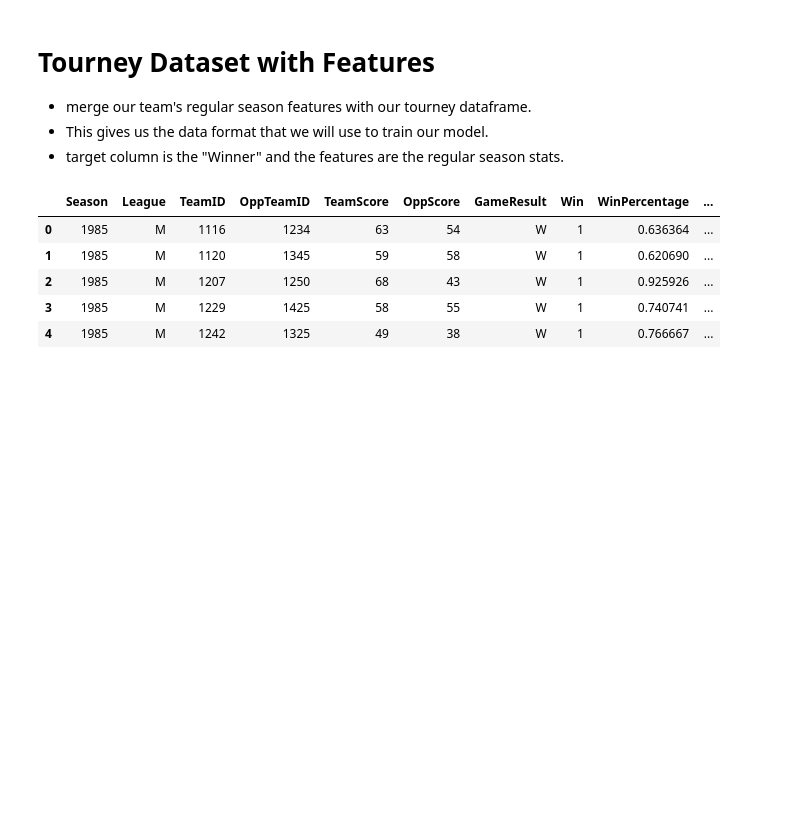
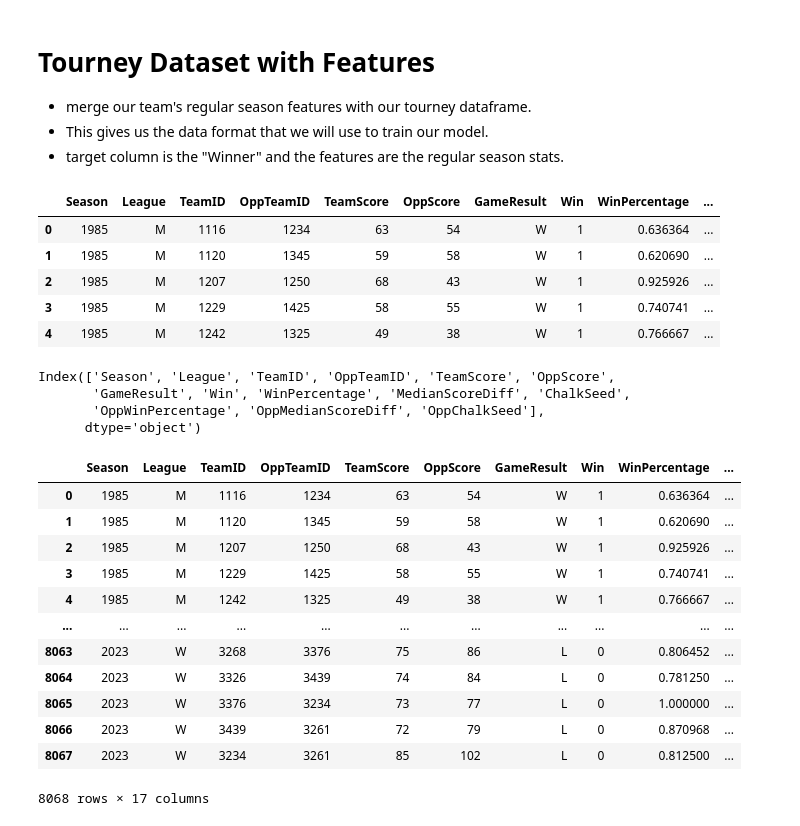
Before and after one commit to Shubhampalav017/Basketball_Bracket_Forecasting_2024, a Jupyter notebook: basketball-bracket-forecasting-2024ml.ipynb, the cells around one changed output. Drawn from its saved outputs; the diff is of its cells as text; code cells hidden in the pictures; blank space fills up the shorter version.

```diff
--- a/basketball-bracket-forecasting-2024ml.ipynb
+++ b/basketball-bracket-forecasting-2024ml.ipynb
@@ -234,3 +234,10 @@ df_historic_tourney_features.head()
 | 2 | 1985 | M | 1207 | 1250 | 68 | 43 | W | 1 | 0.925926 | ... |
 | 3 | 1985 | M | 1229 | 1425 | 58 | 55 | W | 1 | 0.740741 | ... |
 | 4 | 1985 | M | 1242 | 1325 | 49 | 38 | W | 1 | 0.766667 | ... |
+# %%
+ df_historic_tourney_features.columns
+# %% [output]
+Index(['Season', 'League', 'TeamID', 'OppTeamID', 'TeamScore', 'OppScore',
+       'GameResult', 'Win', 'WinPercentage', 'MedianScoreDiff', 'ChalkSeed',
+       'OppWinPercentage', 'OppMedianScoreDiff', 'OppChalkSeed'],
+      dtype='object')
@@ -236,0 +259,16 @@ df_historic_tourney_features.head()
+# %%
+df_historic_tourney_features
+# %% [output]
+|  | Season | League | TeamID | OppTeamID | TeamScore | OppScore | GameResult | Win | WinPercentage | ... |
+| 0 | 1985 | M | 1116 | 1234 | 63 | 54 | W | 1 | 0.636364 | ... |
+| 1 | 1985 | M | 1120 | 1345 | 59 | 58 | W | 1 | 0.620690 | ... |
+| 2 | 1985 | M | 1207 | 1250 | 68 | 43 | W | 1 | 0.925926 | ... |
+| 3 | 1985 | M | 1229 | 1425 | 58 | 55 | W | 1 | 0.740741 | ... |
+| 4 | 1985 | M | 1242 | 1325 | 49 | 38 | W | 1 | 0.766667 | ... |
+| ... | ... | ... | ... | ... | ... | ... | ... | ... | ... | ... |
+| 8063 | 2023 | W | 3268 | 3376 | 75 | 86 | L | 0 | 0.806452 | ... |
+| 8064 | 2023 | W | 3326 | 3439 | 74 | 84 | L | 0 | 0.781250 | ... |
+| 8065 | 2023 | W | 3376 | 3234 | 73 | 77 | L | 0 | 1.000000 | ... |
+| 8066 | 2023 | W | 3439 | 3261 | 72 | 79 | L | 0 | 0.870968 | ... |
+| 8067 | 2023 | W | 3234 | 3261 | 85 | 102 | L | 0 | 0.812500 | ... |
+8068 rows × 17 columns
```
Also changed, not shown: parts of 9 cells of this notebook.
